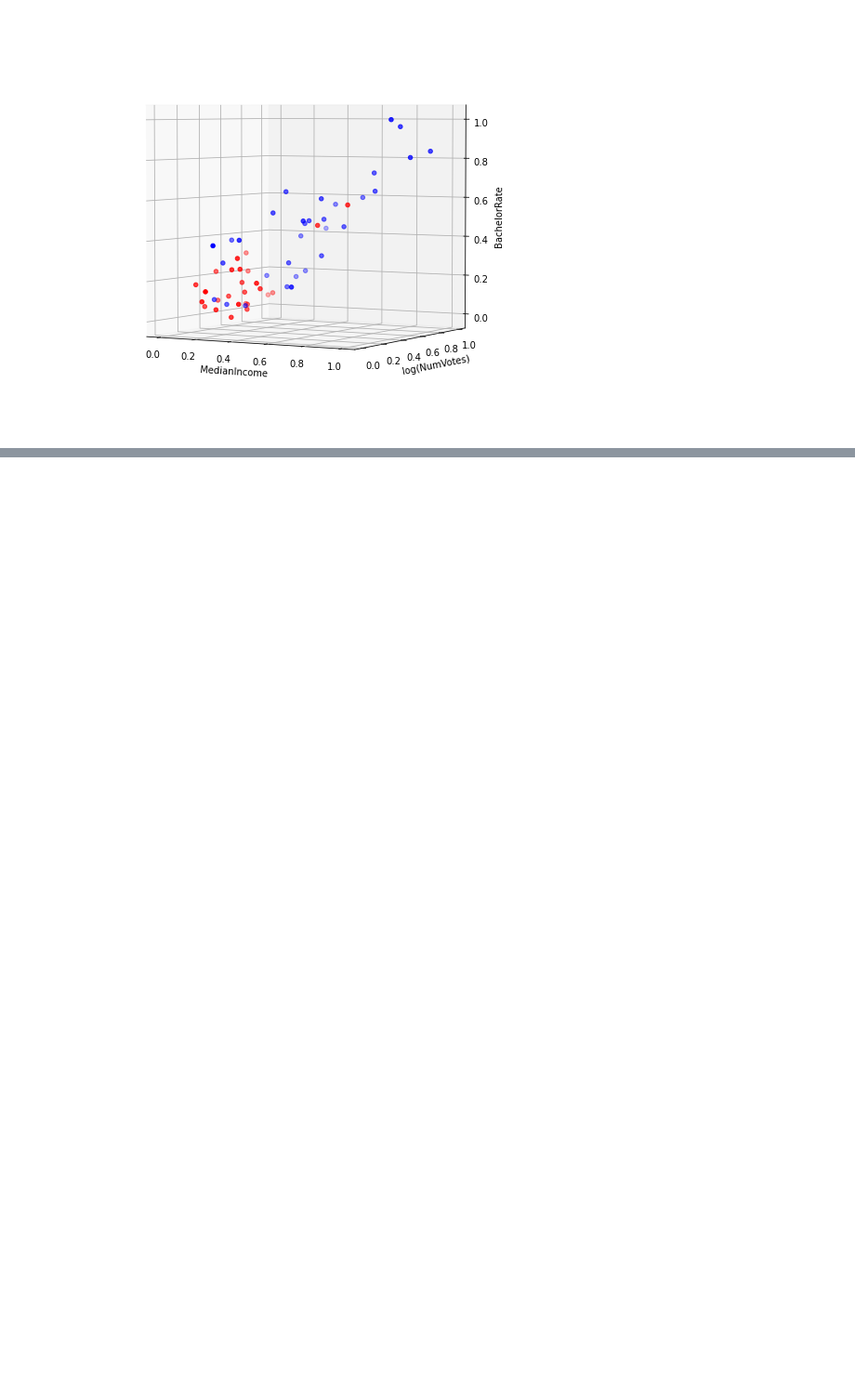
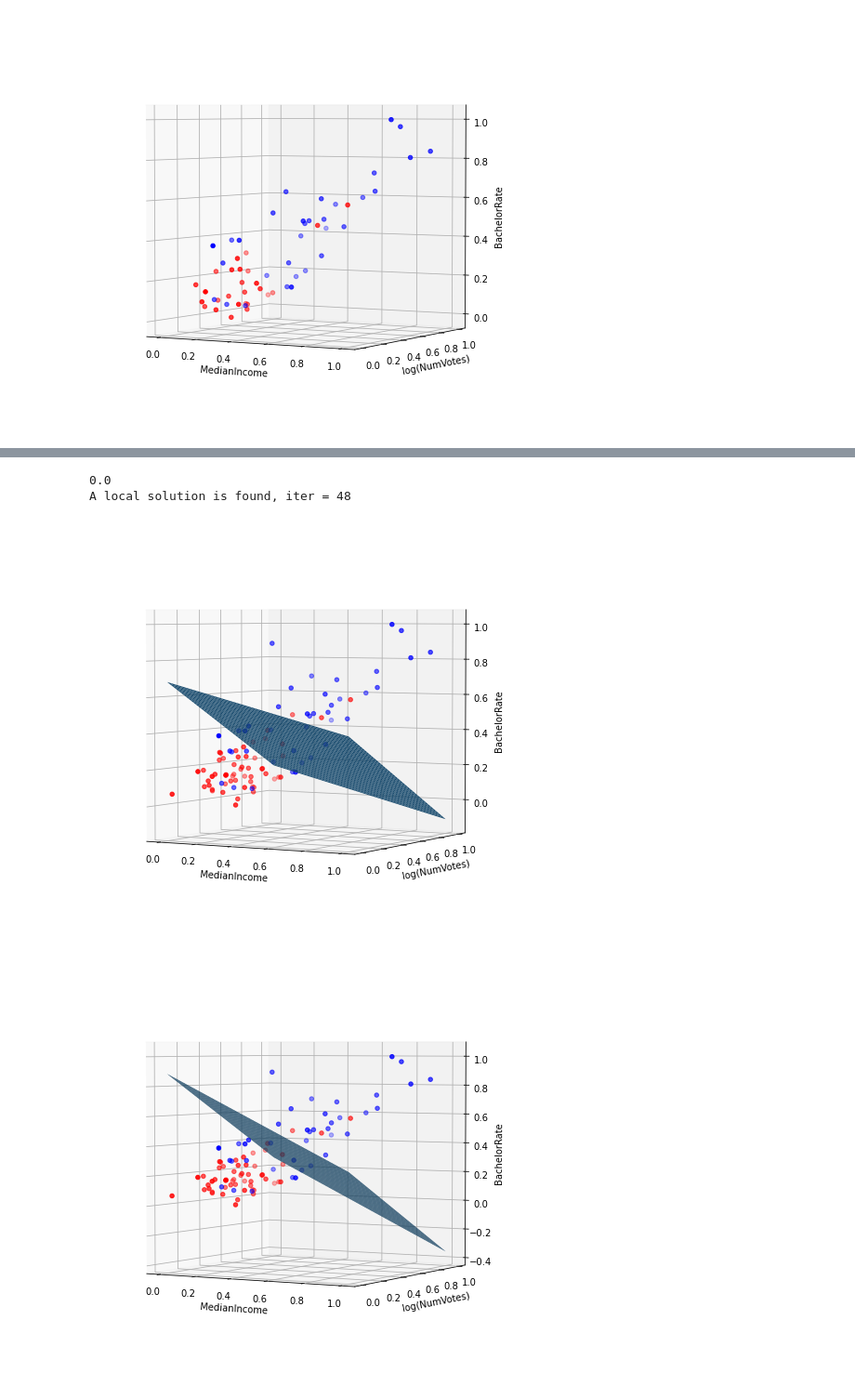
Before and after one commit to krgaurav-iitb/AMSC808N_Project1, a Jupyter notebook: Alex_Code/Project1notebook.ipynb, the cells around one changed output, grey strips where cells are left out. Shown at 93% size. Drawn from its saved outputs; the diff is of its cells as text; code cells hidden in the pictures; blank space fills up the shorter version.

```diff
--- a/Alex_Code/Project1notebook.ipynb
+++ b/Alex_Code/Project1notebook.ipynb
@@ -12,6 +15,8 @@ from SG import SG
 # %%
-df_2016 = pd.read_csv('A2016.csv').dropna(axis = 0)
-df_2012 = pd.read_csv('A2012.csv').dropna(axis = 0)
+path_parent = os.path.dirname(os.getcwd())
+filepath = path_parent + '/Project1/'
+df_2016 = pd.read_csv(filepath+'A2016.csv').dropna(axis = 0)
+df_2012 = pd.read_csv(filepath+'A2012.csv').dropna(axis = 0)
 # %%
 print(df_2016)
 # %% [output]
@@ -98,4 +103,4 @@ fun = lambda I,Y,w: fun0(I,Y,w,lam)
 gfun = lambda I,Y,w: gfun0(I,Y,w,lam)
 Hvec = lambda I,Y,w,v: Hvec0(I,Y,w,v,lam)
 # %%
-w,f,gnorm = SINewton(fun,gfun,Hvec,Y,w)
+w,f,gnorm,runtime = SINewton(fun,gfun,Hvec,Y,w)
@@ -226,39 +238,44 @@ lam = 0.01
 Y = np.outer(label,np.ones(dim+1)) * np.concatenate((XX,np.ones((n,1))),axis = 1)
 w = np.array([-1,-1,1,1])
 
-wplotsvn,f,gnorm = SINewton(fun,gfun,Hvec,Y,w)
+wplotsvn,f,gnorm,runiter = SINewton(fun,gfun,Hvec,Y,w)
 
 xiter, lm = RunASMwSB(XX,Y,C = 1e3)
 wplot = xiter[-1,:4]
 
 fig2 = plt.figure(figsize = (8,8))
 ax = fig2.add_subplot(111, projection='3d')
 ax.scatter(XX[idem,0],XX[idem,1],XX[idem,2],c = 'b')
 ax.scatter(XX[irep,0],XX[irep,1],XX[irep,2],c = 'r')
 nn = 50
 xx,yy = np.meshgrid(np.linspace(0,1,num=nn),np.linspace(0,1,num=nn))
 zplot = (-wplot[0]*xx -wplot[1]*yy-wplot[3])/wplot[2]
 ax.plot_surface(xx,yy,zplot)
 ax.view_init(3)
 ax.set_xlabel(X.columns[i1])
 ax.set_ylabel(X.columns[i2])
 ax.set_zlabel(X.columns[i3])
 plt.show()
 
 
 fig2 = plt.figure(figsize = (8,8))
 ax = fig2.add_subplot(111, projection='3d')
 ax.scatter(XX[idem,0],XX[idem,1],XX[idem,2],c = 'b')
 ax.scatter(XX[irep,0],XX[irep,1],XX[irep,2],c = 'r')
 nn = 50
 xx,yy = np.meshgrid(np.linspace(0,1,num=nn),np.linspace(0,1,num=nn))
 zplot = (-wplotsvn[0]*xx -wplotsvn[1]*yy-wplotsvn[3])/wplotsvn[2]
 ax.plot_surface(xx,yy,zplot)
 ax.view_init(3)
 ax.set_xlabel(X.columns[i1])
 ax.set_ylabel(X.columns[i2])
 ax.set_zlabel(X.columns[i3])
 plt.show()
+# %% [output]
+0.0
+A local solution is found, iter = 48
+[figure, added]
+[figure, added]
 # %%
 searchfor = [', CA', ', OR', ', WA',', NJ', ', NY']
 data = df_2016[df_2016['County'].str.contains('|'.join(searchfor))]
```
Also changed, not shown: parts of 15 cells of this notebook, 4 other files.
